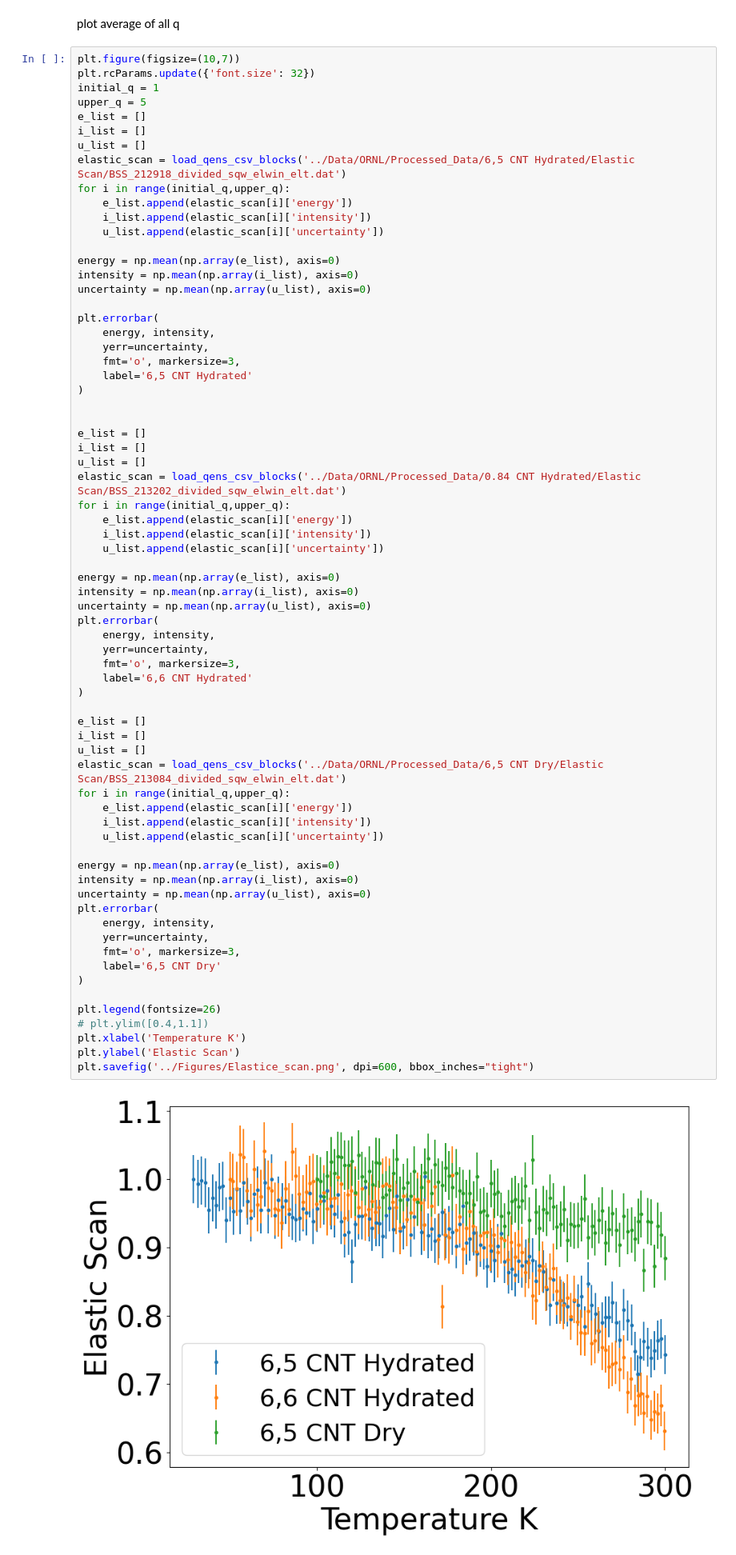
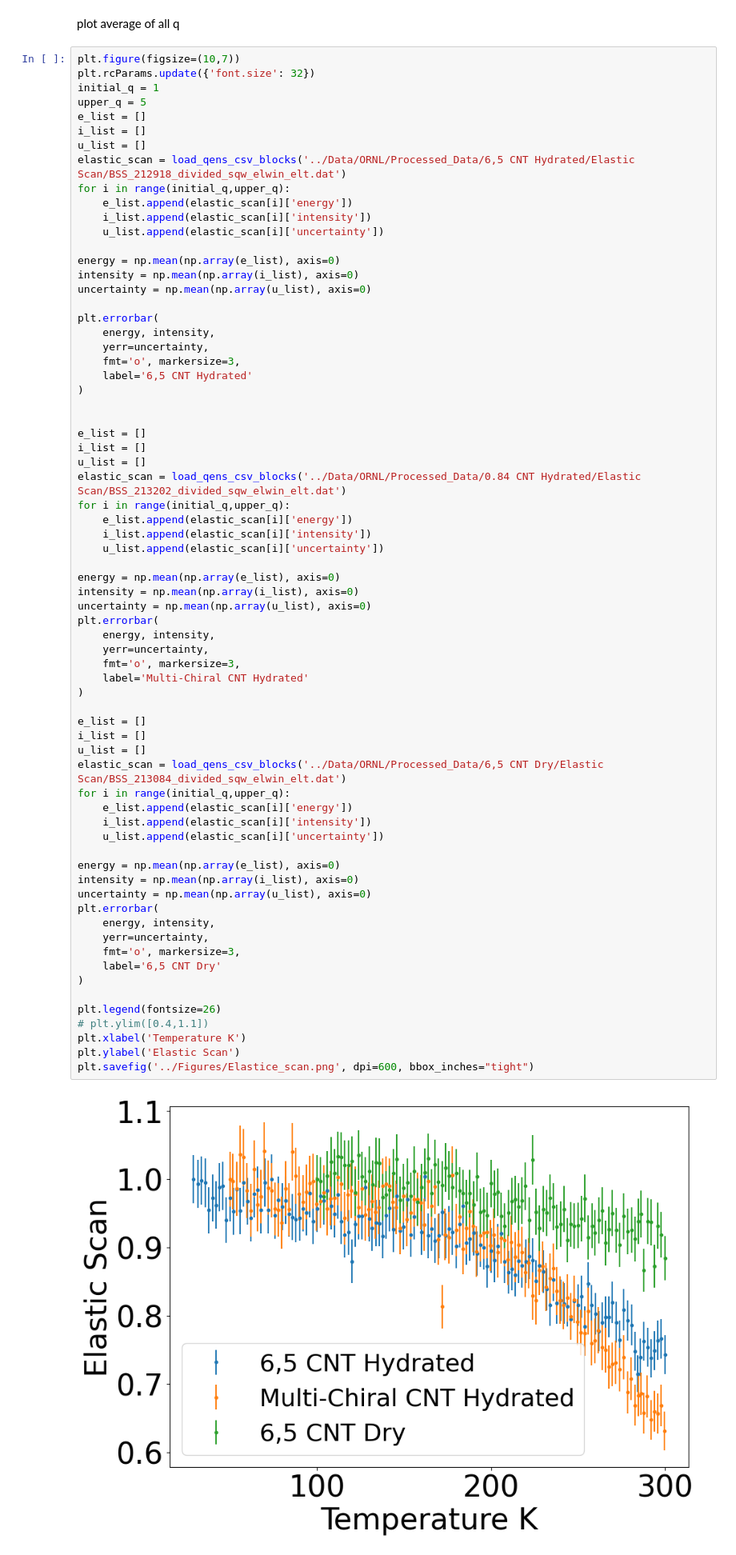
Before and after one commit to huatc/Confined-Water-CNT, a Jupyter notebook: Notebooks/QENS Data Processing.ipynb, the cells around one changed output. Shown at 80% size. Saved outputs shown, nothing was run; the diff lists cells and outputs as text.

```diff
--- a/Notebooks/QENS Data Processing.ipynb
+++ b/Notebooks/QENS Data Processing.ipynb
@@ -1408,32 +1408,32 @@ plt.errorbar(
     energy, intensity,
     yerr=uncertainty,
     fmt='o', markersize=3,
-    label='6,6 CNT Hydrated'
+    label='Multi-Chiral CNT Hydrated'
 )
 
 e_list = []
 i_list = []
 u_list = []
 elastic_scan = load_qens_csv_blocks('../Data/ORNL/Processed_Data/6,5 CNT Dry/Elastic Scan/BSS_213084_divided_sqw_elwin_elt.dat')
 for i in range(initial_q,upper_q):
     e_list.append(elastic_scan[i]['energy'])
     i_list.append(elastic_scan[i]['intensity'])
     u_list.append(elastic_scan[i]['uncertainty'])
 
 energy = np.mean(np.array(e_list), axis=0)
 intensity = np.mean(np.array(i_list), axis=0)
 uncertainty = np.mean(np.array(u_list), axis=0)
 plt.errorbar(
     energy, intensity,
     yerr=uncertainty,
     fmt='o', markersize=3,
     label='6,5 CNT Dry'
 )
 
 plt.legend(fontsize=26)
 # plt.ylim([0.4,1.1])
 plt.xlabel('Temperature K')
 plt.ylabel('Elastic Scan')
 plt.savefig('../Figures/Elastice_scan.png', dpi=600, bbox_inches="tight")
 # %% [output]
-[figure, old version]
+[figure, new version]
```
Also changed, not shown: parts of 2 cells of this notebook, 6 other files.
